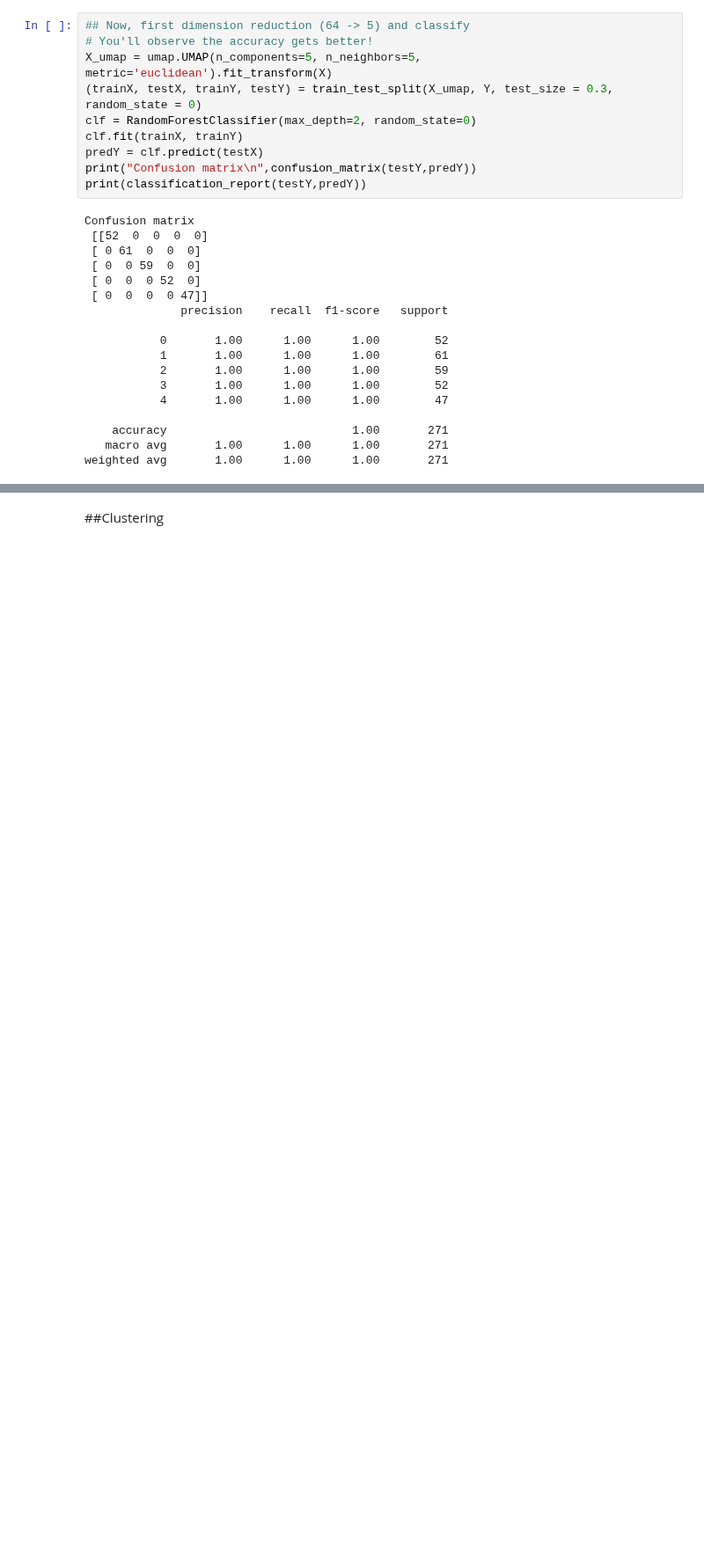
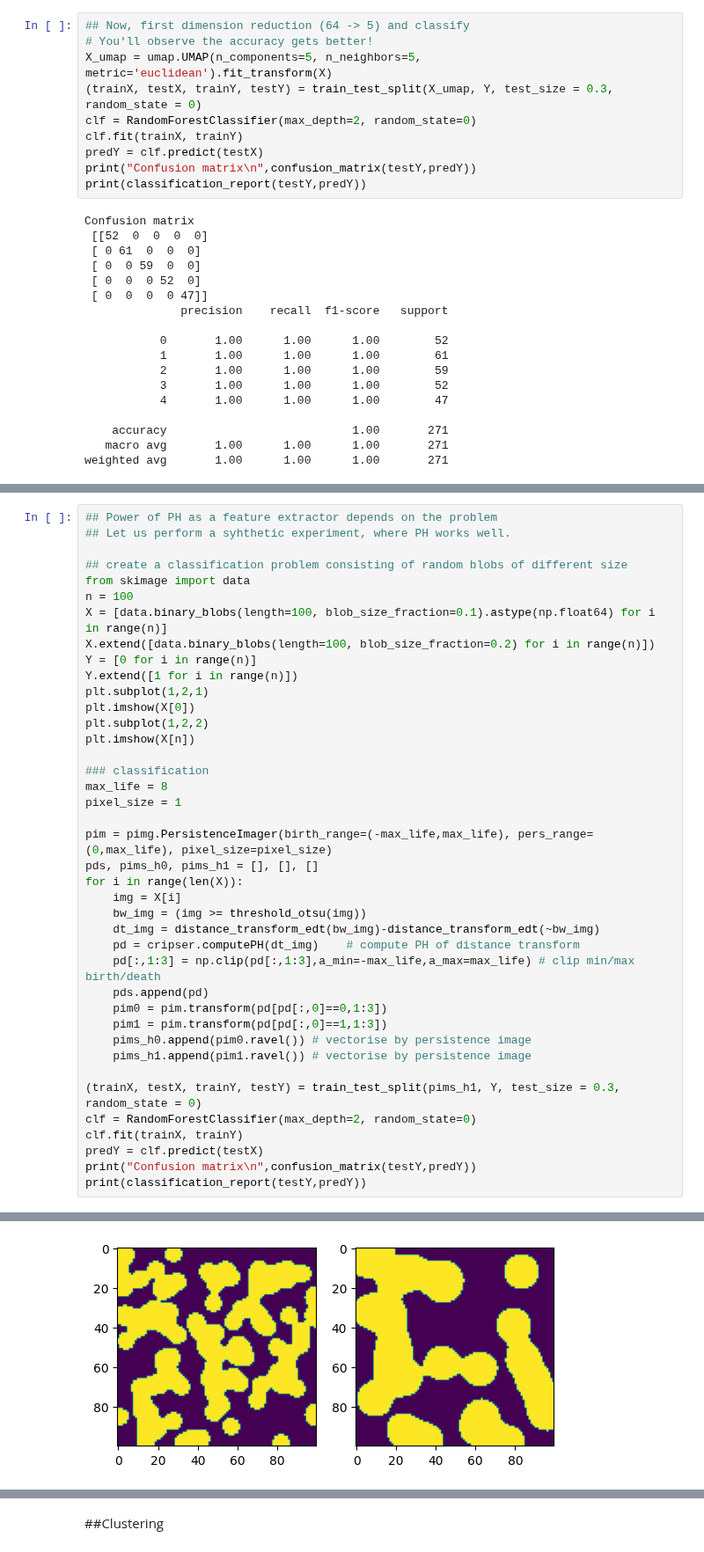
Before and after one commit to shizuo-kaji/TutorialTopologicalDataAnalysis, a Jupyter notebook: TopologicalDataAnalysisWithPython.ipynb, the cells around one changed output, grey strips where cells are left out. Shown at 88% size. Drawn from its saved outputs; the diff is of its cells as text; blank space fills up the shorter version.

```diff
--- a/TopologicalDataAnalysisWithPython.ipynb
+++ b/TopologicalDataAnalysisWithPython.ipynb
@@ -725,0 +795,41 @@ weighted avg       1.00      1.00      1.00       271
+# %%
+## Power of PH as a feature extractor depends on the problem
+## Let us perform a syhthetic experiment, where PH works well.
+
+## create a classification problem consisting of random blobs of different size
+from skimage import data
+n = 100
+X = [data.binary_blobs(length=100, blob_size_fraction=0.1).astype(np.float64) for i in range(n)]
+X.extend([data.binary_blobs(length=100, blob_size_fraction=0.2) for i in range(n)])
+Y = [0 for i in range(n)]
+Y.extend([1 for i in range(n)])
+plt.subplot(1,2,1)
+plt.imshow(X[0])
+plt.subplot(1,2,2)
+plt.imshow(X[n])
+
+### classification
+max_life = 8
+pixel_size = 1
+
+pim = pimg.PersistenceImager(birth_range=(-max_life,max_life), pers_range=(0,max_life), pixel_size=pixel_size)
+pds, pims_h0, pims_h1 = [], [], []
+for i in range(len(X)):
+    img = X[i]
+    bw_img = (img >= threshold_otsu(img))
+    dt_img = distance_transform_edt(bw_img)-distance_transform_edt(~bw_img)
+    pd = cripser.computePH(dt_img)    # compute PH of distance transform
+    pd[:,1:3] = np.clip(pd[:,1:3],a_min=-max_life,a_max=max_life) # clip min/max birth/death
+    pds.append(pd)
+    pim0 = pim.transform(pd[pd[:,0]==0,1:3])
+    pim1 = pim.transform(pd[pd[:,0]==1,1:3])
+    pims_h0.append(pim0.ravel()) # vectorise by persistence image
+    pims_h1.append(pim1.ravel()) # vectorise by persistence image
+
+(trainX, testX, trainY, testY) = train_test_split(pims_h1, Y, test_size = 0.3, random_state = 0)
+clf = RandomForestClassifier(max_depth=2, random_state=0)
+clf.fit(trainX, trainY)
+predY = clf.predict(testX)
+print("Confusion matrix\n",confusion_matrix(testY,predY))
+print(classification_report(testY,predY))
+# %% [output]
@@ -725,0 +847 @@ weighted avg       1.00      1.00      1.00       271
+[figure, added]
```
Also changed, not shown: parts of 28 cells of this notebook.
